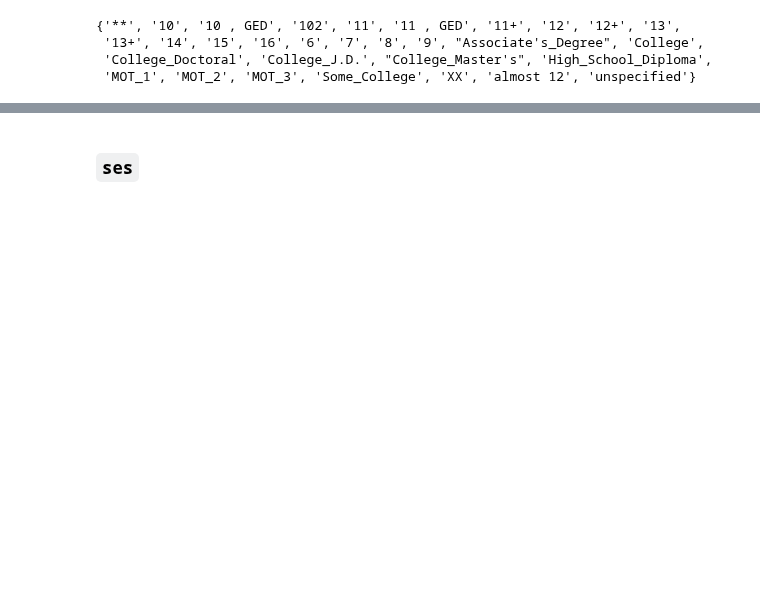
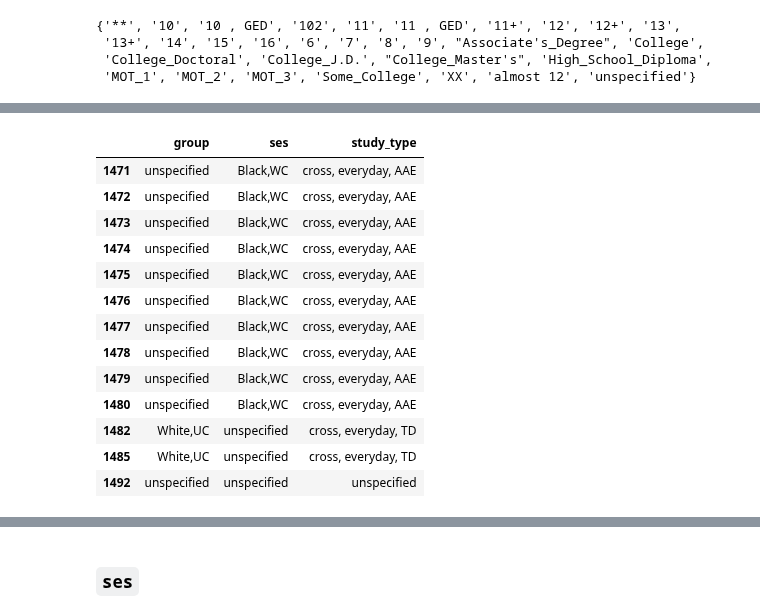
Before and after one commit to Data-Science-for-Linguists-2022/Child-Vocab-Development, a Jupyter notebook: codes/data_preprocessing.ipynb, the cells around one changed output, grey strips where cells are left out. Saved outputs shown, nothing was run; the diff lists cells and outputs as text; code cells hidden in the pictures; blank space fills up the shorter version.

```diff
--- a/codes/data_preprocessing.ipynb
+++ b/codes/data_preprocessing.ipynb
@@ -206,0 +233,19 @@ cp.pprint(check_labels('group'))
+# %%
+labels = ['TD', 'typical', 'normal']
+data_idx[['group','ses','study_type']][(data_idx.corpus=='Hall') &
+                                       ~(data_idx.group.isin(labels))]
+# %% [output]
+|  | group | ses | study_type |
+| 1471 | unspecified | Black,WC | cross, everyday, AAE |
+| 1472 | unspecified | Black,WC | cross, everyday, AAE |
+| 1473 | unspecified | Black,WC | cross, everyday, AAE |
+| 1474 | unspecified | Black,WC | cross, everyday, AAE |
+| 1475 | unspecified | Black,WC | cross, everyday, AAE |
+| 1476 | unspecified | Black,WC | cross, everyday, AAE |
+| 1477 | unspecified | Black,WC | cross, everyday, AAE |
+| 1478 | unspecified | Black,WC | cross, everyday, AAE |
+| 1479 | unspecified | Black,WC | cross, everyday, AAE |
+| 1480 | unspecified | Black,WC | cross, everyday, AAE |
+| 1482 | White,UC | unspecified | cross, everyday, TD |
+| 1485 | White,UC | unspecified | cross, everyday, TD |
+| 1492 | unspecified | unspecified | unspecified |
```
Also changed, not shown: parts of 26 cells of this notebook.
